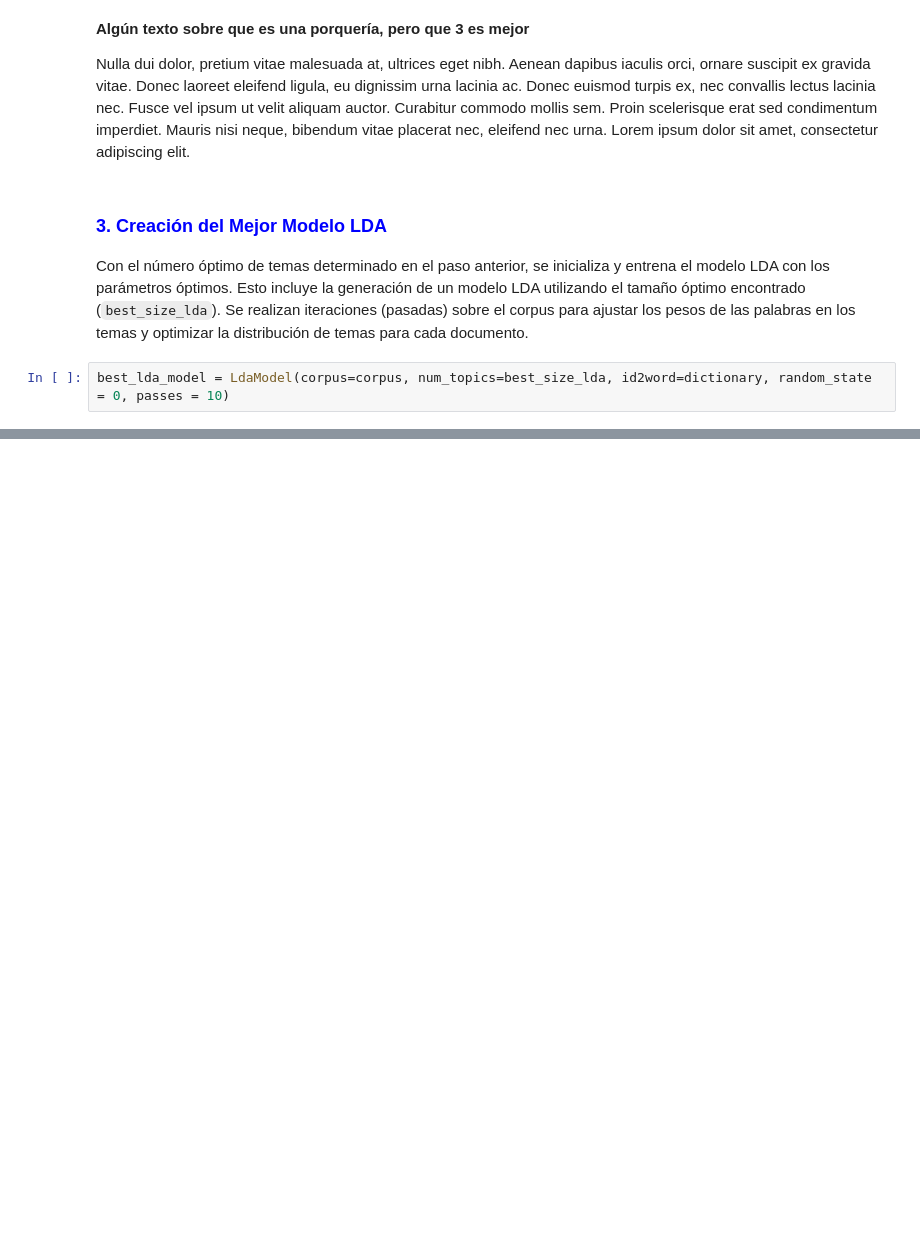
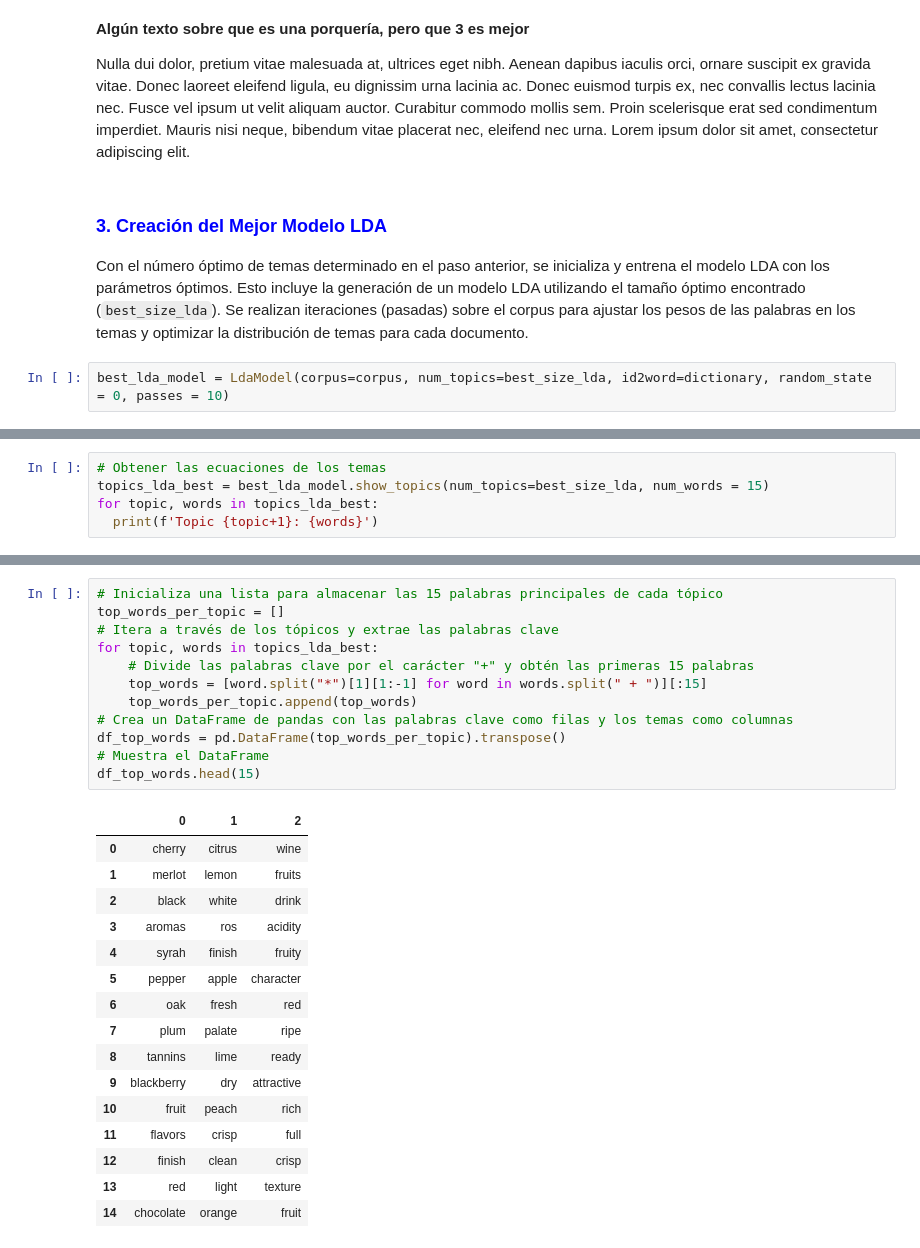
Before and after one commit to Lau-Gonz/NLP-final-project, a Jupyter notebook: CasoFinal_PLN.ipynb, the cells around one changed output, grey strips where cells are left out. Saved outputs shown, nothing was run; the diff lists cells and outputs as text; blank space fills up the shorter version.

Commit message:
feat: implement display LDA model information

```diff
--- a/CasoFinal_PLN.ipynb
+++ b/CasoFinal_PLN.ipynb
@@ -478,0 +483,5 @@ best_lda_model = LdaModel(corpus=corpus, num_topics=best_size_lda, id2word=dicti
+# %%
+# Obtener las ecuaciones de los temas
+topics_lda_best = best_lda_model.show_topics(num_topics=best_size_lda, num_words = 15)
+for topic, words in topics_lda_best:
+  print(f'Topic {topic+1}: {words}')
@@ -478,0 +492,29 @@ best_lda_model = LdaModel(corpus=corpus, num_topics=best_size_lda, id2word=dicti
+# %%
+# Inicializa una lista para almacenar las 15 palabras principales de cada tópico
+top_words_per_topic = []
+# Itera a través de los tópicos y extrae las palabras clave
+for topic, words in topics_lda_best:
+    # Divide las palabras clave por el carácter "+" y obtén las primeras 15 palabras
+    top_words = [word.split("*")[1][1:-1] for word in words.split(" + ")][:15]
+    top_words_per_topic.append(top_words)
+# Crea un DataFrame de pandas con las palabras clave como filas y los temas como columnas
+df_top_words = pd.DataFrame(top_words_per_topic).transpose()
+# Muestra el DataFrame
+df_top_words.head(15)
+# %% [output]
+|  | 0 | 1 | 2 |
+| 0 | cherry | citrus | wine |
+| 1 | merlot | lemon | fruits |
+| 2 | black | white | drink |
+| 3 | aromas | ros | acidity |
+| 4 | syrah | finish | fruity |
+| 5 | pepper | apple | character |
+| 6 | oak | fresh | red |
+| 7 | plum | palate | ripe |
+| 8 | tannins | lime | ready |
+| 9 | blackberry | dry | attractive |
+| 10 | fruit | peach | rich |
+| 11 | flavors | crisp | full |
+| 12 | finish | clean | crisp |
+| 13 | red | light | texture |
+| 14 | chocolate | orange | fruit |
```
Also changed, not shown: parts of 3 cells of this notebook.
